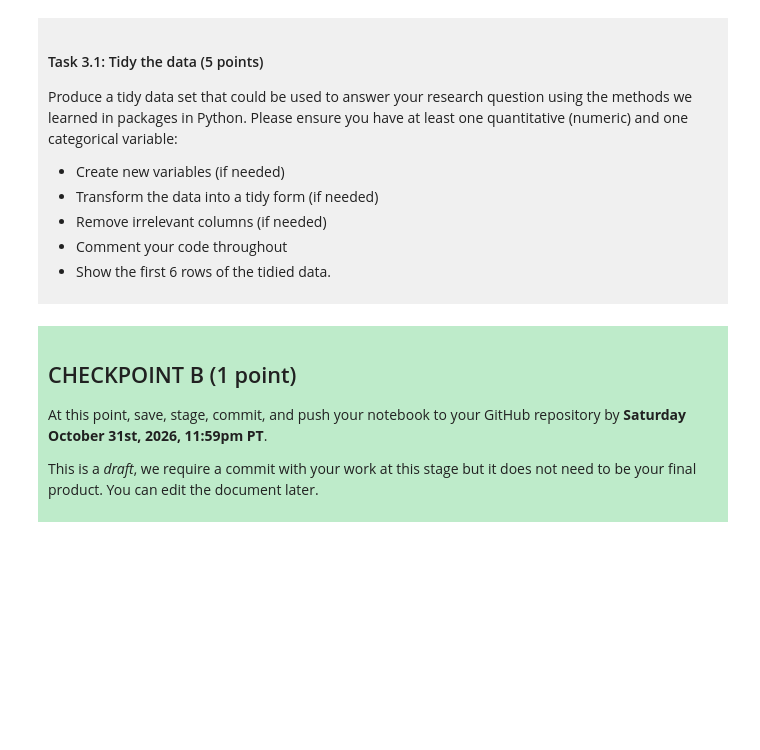
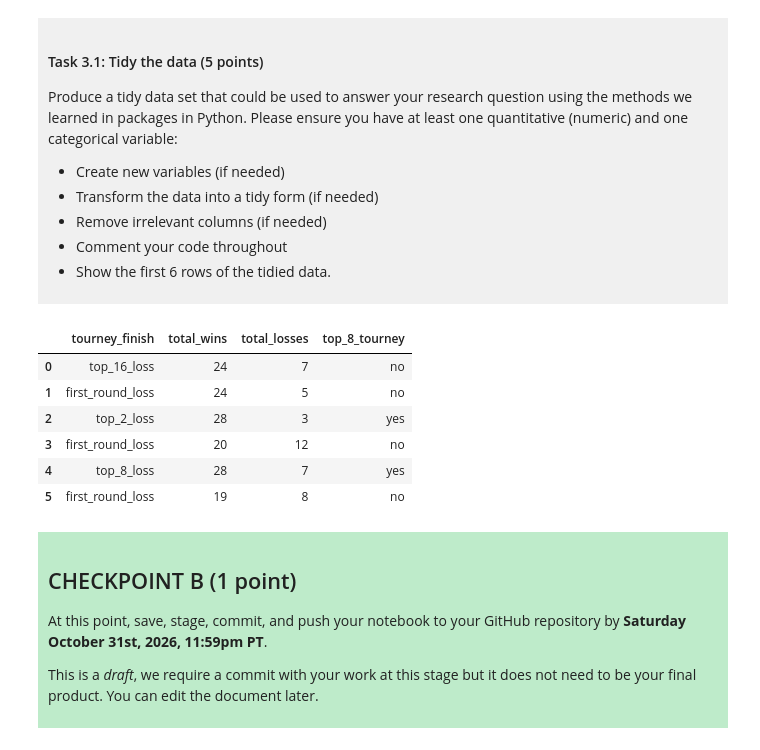
Before and after one commit to EsiFan/dsci-100-project-bardiya-momen-abadi, a Jupyter notebook: dsci-100-project-notebook.ipynb, the cells around one changed output. Drawn from its saved outputs; the diff is of its cells as text; code cells hidden in the pictures; blank space fills up the shorter version.

```diff
--- a/dsci-100-project-notebook.ipynb
+++ b/dsci-100-project-notebook.ipynb
@@ -187,7 +197,24 @@ Produce a tidy data set that could be used to answer your research question usin
 
 </div>
 # %%
-### EDIT THIS CODE CELL ###
+tidy_wncaa_data = wncaa_data[["tourney_finish", "total_wins", "total_losses"]]
+
+top_8 = ["top_8_loss", "top_4_loss", "top_2_loss", "champ"]
+tidy_wncaa_data = tidy_wncaa_data.assign(
+    top_8_tourney = tidy_wncaa_data["tourney_finish"].
+    isin(top_8).
+    map({True: "yes", False: "no"})
+)
+
+tidy_wncaa_data.head(6)
+# %% [output]
+|  | tourney_finish | total_wins | total_losses | top_8_tourney |
+| 0 | top_16_loss | 24 | 7 | no |
+| 1 | first_round_loss | 24 | 5 | no |
+| 2 | top_2_loss | 28 | 3 | yes |
+| 3 | first_round_loss | 20 | 12 | no |
+| 4 | top_8_loss | 28 | 7 | yes |
+| 5 | first_round_loss | 19 | 8 | no |
 # %% [markdown]
 <div style="background-color: #beebca; padding: 10px;">
 
```
Also changed, not shown: parts of 3 cells of this notebook.
